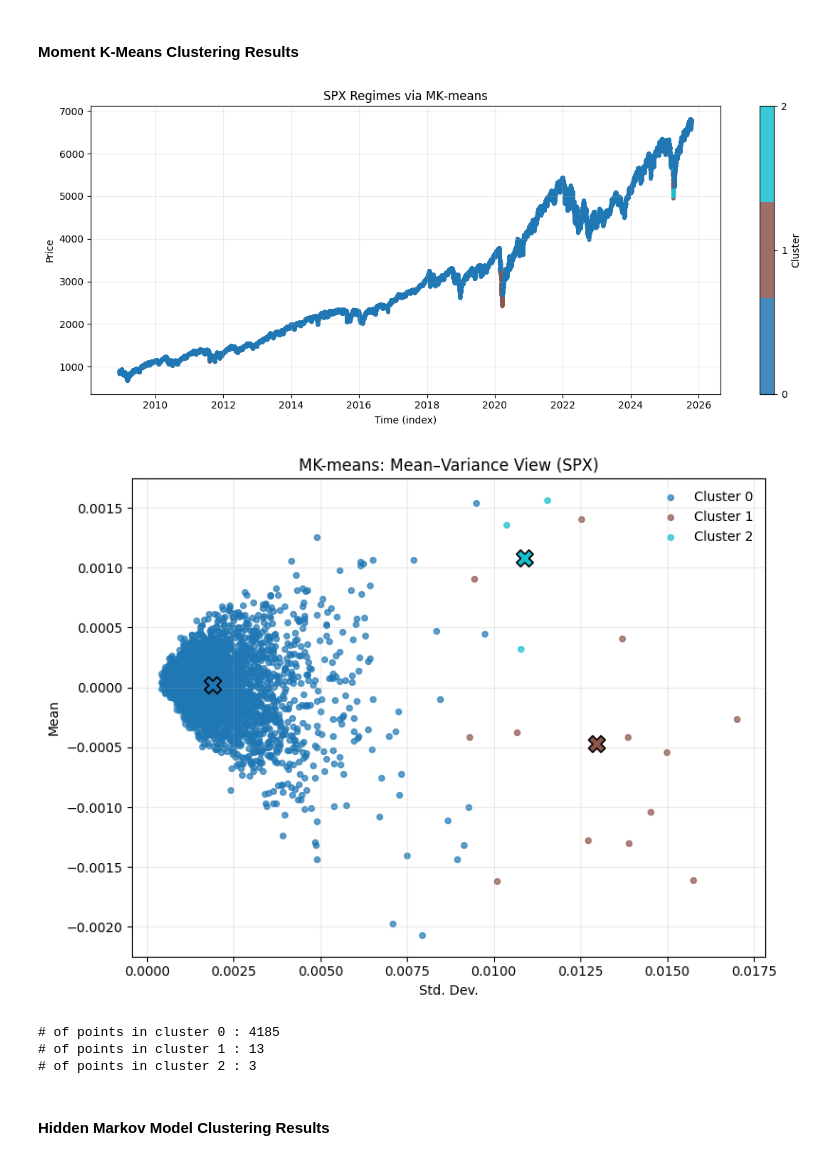
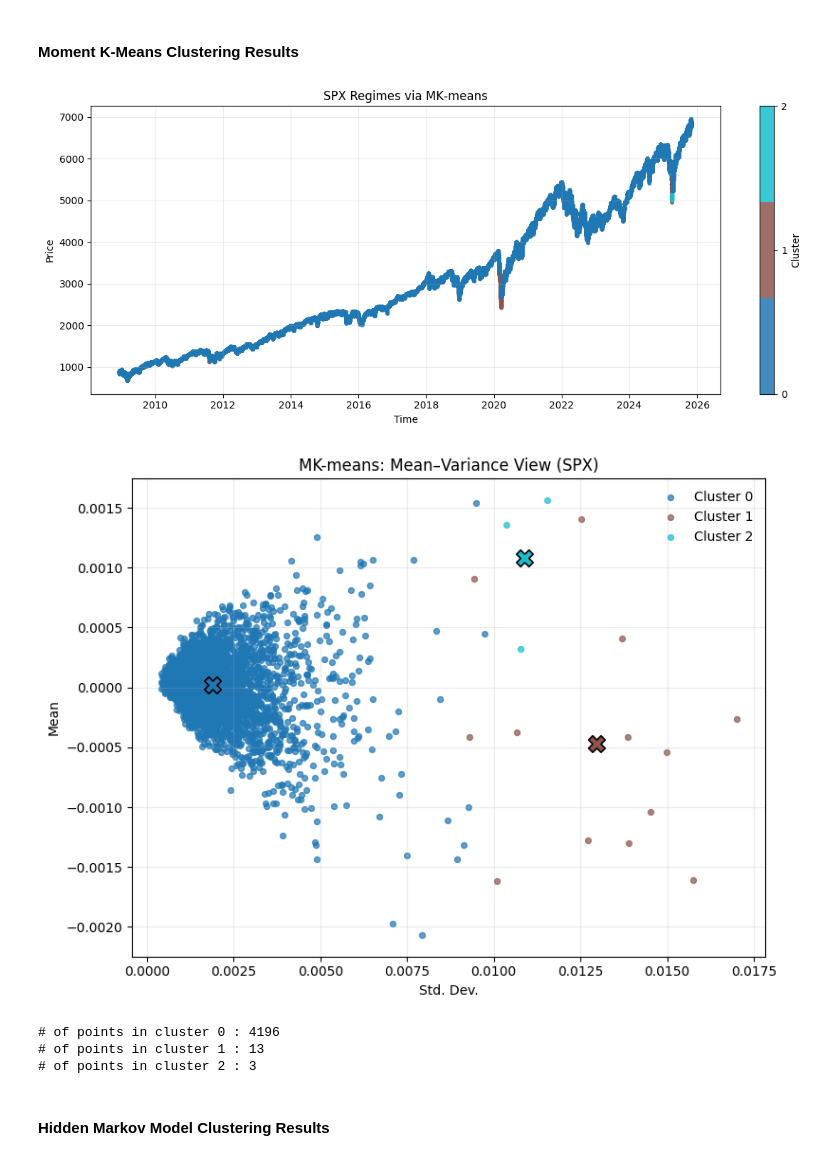
Before and after one commit to laurence1126/Wasserstein-Regime-Clustering, a Jupyter notebook: jupyter/clustering_examples.ipynb, the cells around one changed output. Saved outputs shown, nothing was run; the diff lists cells and outputs as text; code cells hidden in the pictures.

```diff
--- a/jupyter/clustering_examples.ipynb
+++ b/jupyter/clustering_examples.ipynb
@@ -292,8 +294,8 @@ spx.set_index("Datetime", inplace=True)
 # get data later than 2019-01-01
 spx = spx[spx.index >= "2000-01-01"]
 
-prices = spx["Close"].values.reshape(-1)
-log_returns = np.diff(np.log(prices))
+prices = spx["Close"]
+log_returns = np.log(prices).diff().dropna()
 
 window, step = 72, 24
 segments = segment_time_series(log_returns, window=window, step=step)
@@ -337,20 +338,20 @@ for i, cnt in enumerate(np.bincount(result.labels)):
 # %%
 mk = MomentKMeans(n_clusters=3, p_moments=3, random_state=42)
 result = mk.fit(segments)
 
-plot_regimes_over_price(prices, segments, result.labels, window, step, title="SPX Regimes via MK‐means", times=spx.index)
+plot_regimes_over_price(prices, segments, result.labels, window, step, title="SPX Regimes via MK‐means")
 scatter_mean_variance(
     segments,
     result.labels,
     title="MK-means: Mean–Variance View (SPX)",
 )
 
 for i, cnt in enumerate(np.bincount(result.labels)):
     print("# of points in cluster", i, ":", cnt)
 # %% [output]
-[figure, old version]
+[figure, new version]
 [figure]
-# of points in cluster 0 : 4185
+# of points in cluster 0 : 4196
 # of points in cluster 1 : 13
 # of points in cluster 2 : 3
 # %% [markdown]
```
Also changed, not shown: parts of 6 cells of this notebook, 10 other files.
